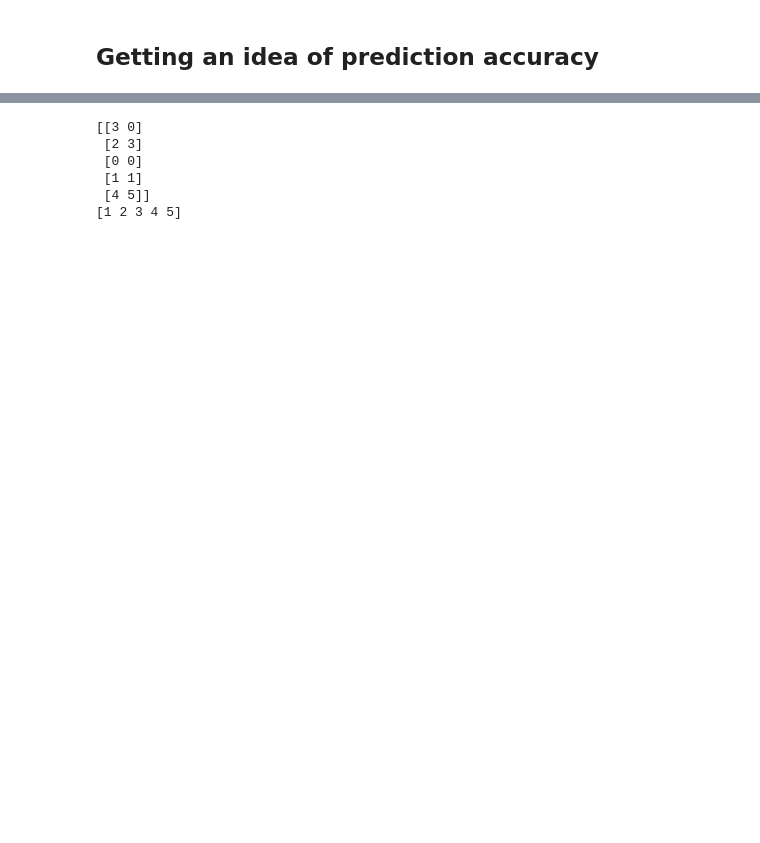
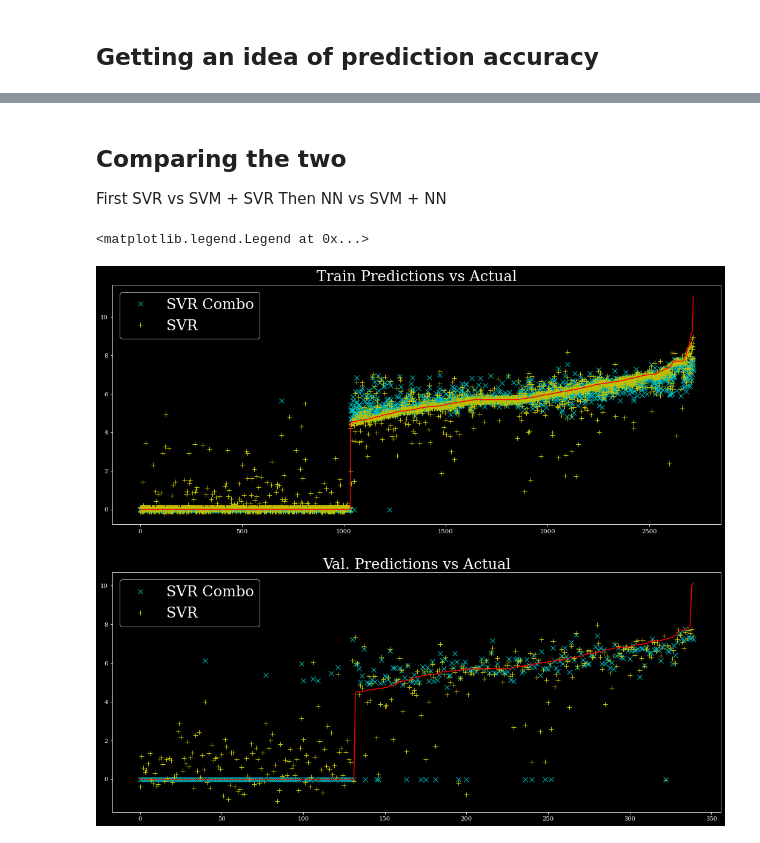
Before and after one commit to timothylindsey/Biola-Lawrence-Livermore-Project, a Jupyter notebook: Code/Regression Models (SVM and NN).ipynb, the cells around one changed output, grey strips where cells are left out. Saved outputs shown, nothing was run; the diff lists cells and outputs as text; code cells hidden in the pictures; blank space fills up the shorter version.

```diff
--- a/Code/Regression Models (SVM and NN).ipynb
+++ b/Code/Regression Models (SVM and NN).ipynb
@@ -306,14 +344,30 @@ ax[1].plot(activitiesValidate[valOrder], color="red")
-# %%
-a1 = np.array([[0,0],[1,1],[2,3],[3,0],[4,5]])
-a2 = np.array([3,4,2,1,5])
-
-sortOrder = np.argsort(a2)
-print(a1[sortOrder])
-print(a2[sortOrder])
-# %% [output]
-[[3 0]
- [2 3]
- [0 0]
- [1 1]
- [4 5]]
-[1 2 3 4 5]
+# %% [markdown]
+## Comparing the two
+First SVR vs SVM + SVR
+Then NN vs SVM + NN
+# %%
+trainPred = evalData(trainData, binModel, regModel, zeroGuess=zGuess) #SVM + SVR
+valPred = evalData(valData, binModel, regModel, zeroGuess=zGuess)
+
+trainPred2 = svrModel.predict(trainData) #Just SVM
+valPred2 = svrModel.predict(valData)
+
+fig, ax = plt.subplots(2, figsize=(18,16))
+
+trainOrder = np.argsort(activitiesTrain)
+valOrder = np.argsort(activitiesValidate)
+ax[0].plot(trainPred[trainOrder], "cx", ms=8, label="SVR Combo")
+ax[0].plot(trainPred2[trainOrder], "y+", ms=8, label="SVR")
+ax[0].plot(activitiesTrain[trainOrder], color="red")
+
+ax[1].plot(valPred[valOrder], "cx", ms=8, label="SVR Combo")
+ax[1].plot(valPred2[valOrder], "y+", ms=8, label="SVR")
+ax[1].plot(activitiesValidate[valOrder], color="red")
+
+ax[0].set_title("Train Predictions vs Actual", fontsize=24)
+ax[1].set_title("Val. Predictions vs Actual", fontsize=24)
+ax[0].legend(fontsize=24)
+ax[1].legend(fontsize=24)
+# %% [output]
+<matplotlib.legend.Legend at 0x...>
+[figure, added]
```
Also changed, not shown: parts of 13 cells of this notebook, 1 other file.
